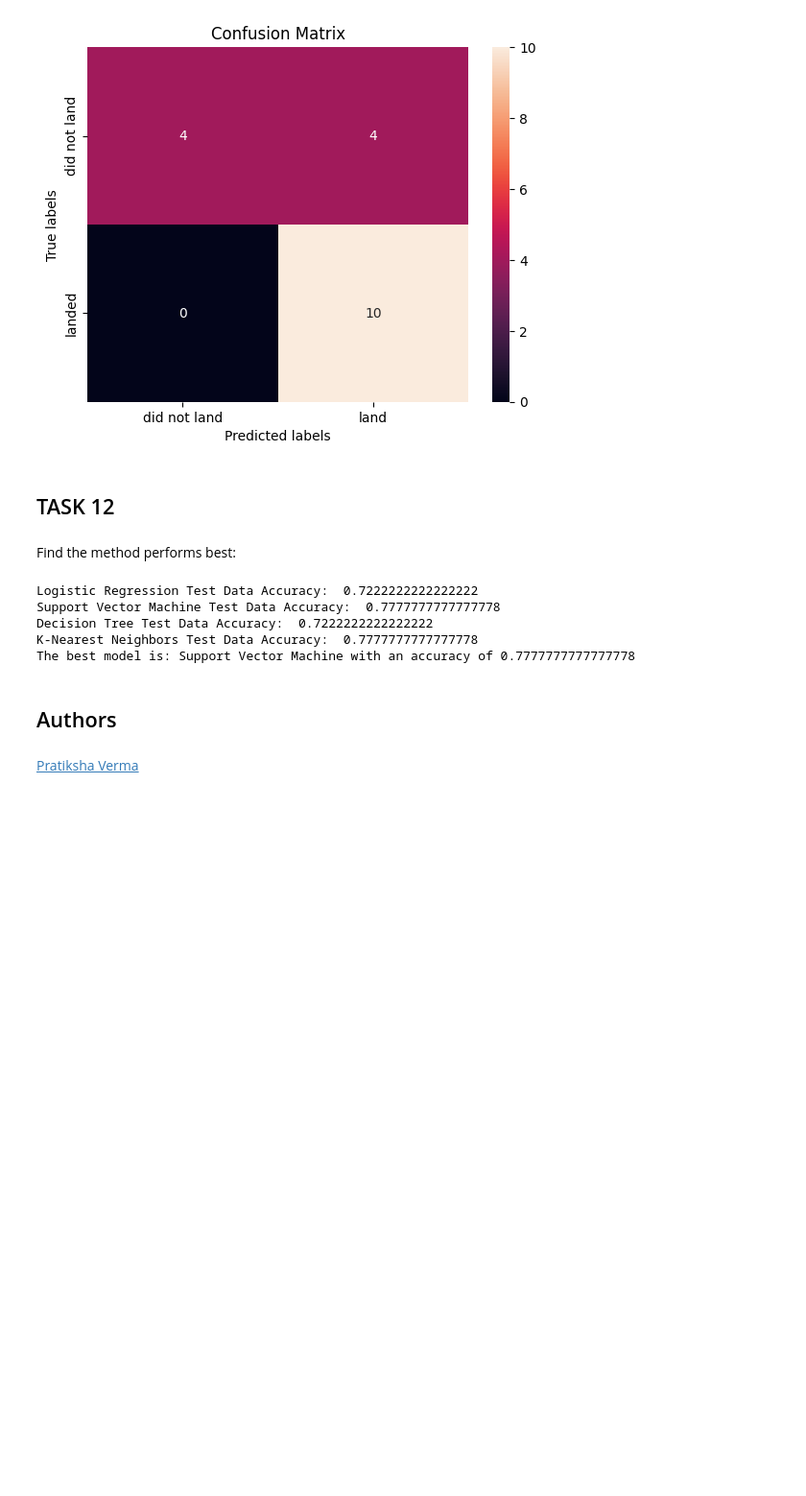
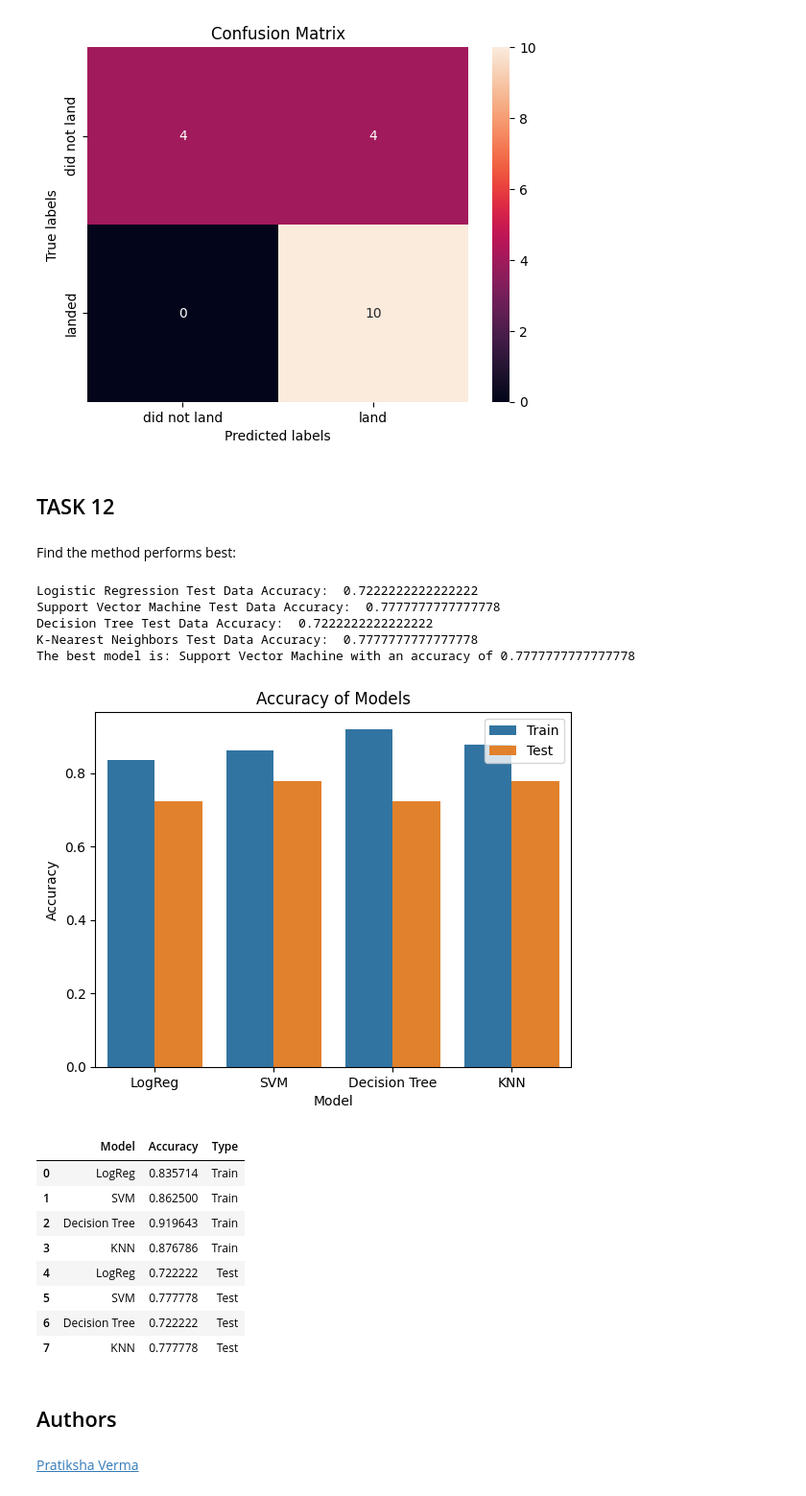
Before and after one commit to kmg-dev/IBM_DS_Capstone, a Jupyter notebook: m4-SpaceX-Machine-Learning-Prediction-Part-5-v1.ipynb, the cells around one changed output. Shown: that part at 96% size. Saved outputs shown, nothing was run; the diff lists cells and outputs as text; code cells hidden in the pictures; blank space fills up the shorter version.

```diff
--- a/m4-SpaceX-Machine-Learning-Prediction-Part-5-v1.ipynb
+++ b/m4-SpaceX-Machine-Learning-Prediction-Part-5-v1.ipynb
@@ -313,0 +322,3 @@ Test Data Accuracy:  0.7777777777777778
+# %%
+print("Test Data Accuracy: ", tree_cv.score(X_test, Y_test))
+tree_test_accuracy = tree_cv.score(X_test, Y_test)
@@ -339,6 +352,7 @@ GridSearchCV(cv=10, estimator=KNeighborsClassifier(),
 # %%
 print("tuned hpyerparameters :(best parameters) ",knn_cv.best_params_)
 print("accuracy :",knn_cv.best_score_)
+knn_accuracy = knn_cv.best_score_
 # %% [output]
 tuned hpyerparameters :(best parameters)  {'algorithm': 'auto', 'n_neighbors': 4, 'p': 1}
 accuracy : 0.8767857142857143
@@ -346,6 +360,3 @@ accuracy : 0.8767857142857143
 ## TASK  11
 # %% [markdown]
 Calculate the accuracy of knn_cv on the test data using the method <code>score</code>:
-# %%
-knn_accuracy = knn_cv.score(X_test, Y_test)
-print("Test Data Accuracy: ", knn_accuracy)
@@ -353,0 +363,4 @@ Test Data Accuracy:  0.7777777777777778
+# %%
+
+print("Test Data Accuracy: ", knn_cv.score(X_test, Y_test))
+knn_test_accuracy = knn_cv.score(X_test, Y_test)
@@ -383,6 +405,46 @@ Support Vector Machine Test Data Accuracy:  0.7777777777777778
 Decision Tree Test Data Accuracy:  0.7222222222222222
 K-Nearest Neighbors Test Data Accuracy:  0.7777777777777778
 The best model is: Support Vector Machine with an accuracy of 0.7777777777777778
+# %%
+labels = list(train_accuracies.keys())
+train_values = list(train_accuracies.values())
+test_values = list(test_accuracies.values())
+
+x = np.arange(len(labels))
+width = 0.35
+
+fig, ax = plt.subplots()
+
+# Create a DataFrame for seaborn
+df = pd.DataFrame({
+    'Model': labels * 2,
+    'Accuracy': train_values + test_values,
+    'Type': ['Train'] * len(labels) + ['Test'] * len(labels)
+})
+
+# Plot using seaborn
+sns.barplot(x='Model', y='Accuracy', hue='Type', data=df, ax=ax)
+
+ax.set_xlabel('Model')
+ax.set_ylabel('Accuracy')
+ax.set_title('Accuracy of Models')
+ax.set_xticklabels(labels)
+ax.legend(loc='lower right')
+
+plt.show()
+
+df
+# %% [output]
+[figure, added]
+|  | Model | Accuracy | Type |
+| 0 | LogReg | 0.835714 | Train |
+| 1 | SVM | 0.862500 | Train |
+| 2 | Decision Tree | 0.919643 | Train |
+| 3 | KNN | 0.876786 | Train |
+| 4 | LogReg | 0.722222 | Test |
+| 5 | SVM | 0.777778 | Test |
+| 6 | Decision Tree | 0.722222 | Test |
+| 7 | KNN | 0.777778 | Test |
 # %% [markdown]
 ## Authors
 # %% [markdown]
```
Also changed, not shown: parts of 14 cells of this notebook, 4 other files.
